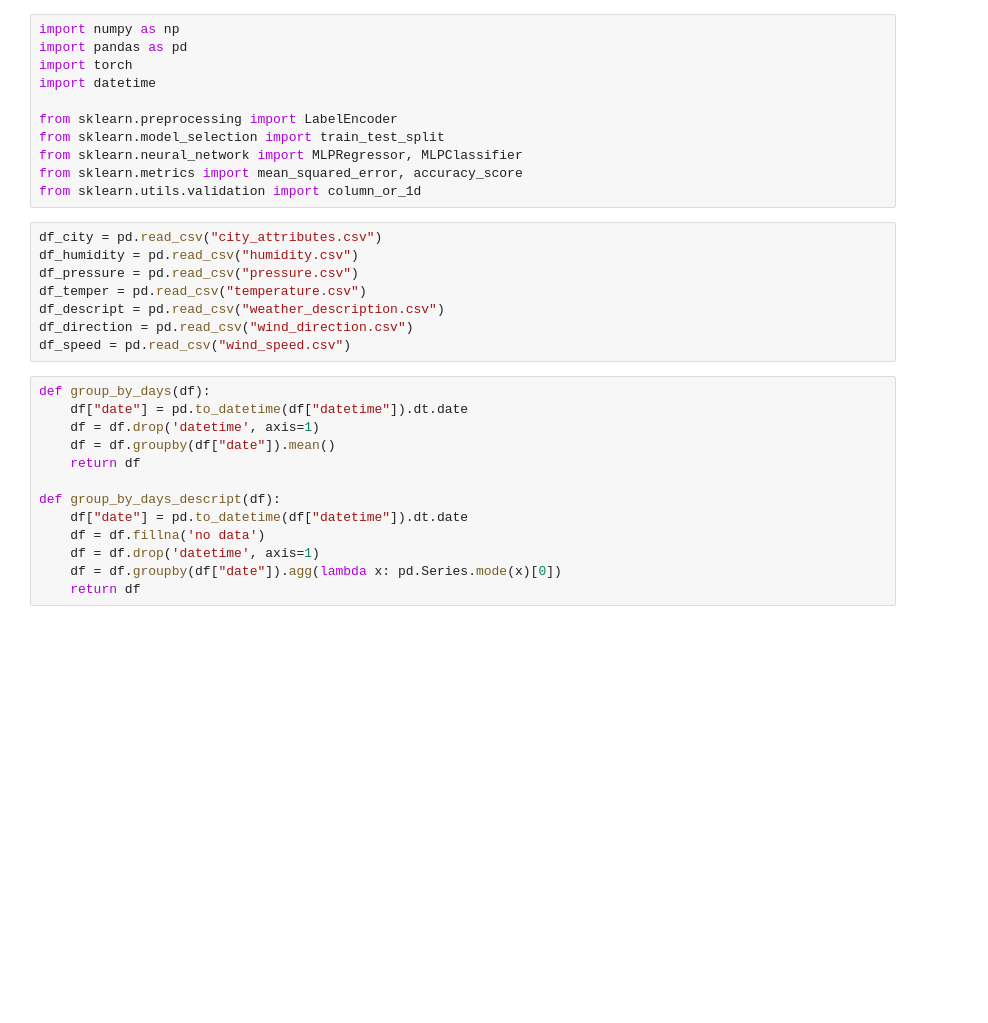
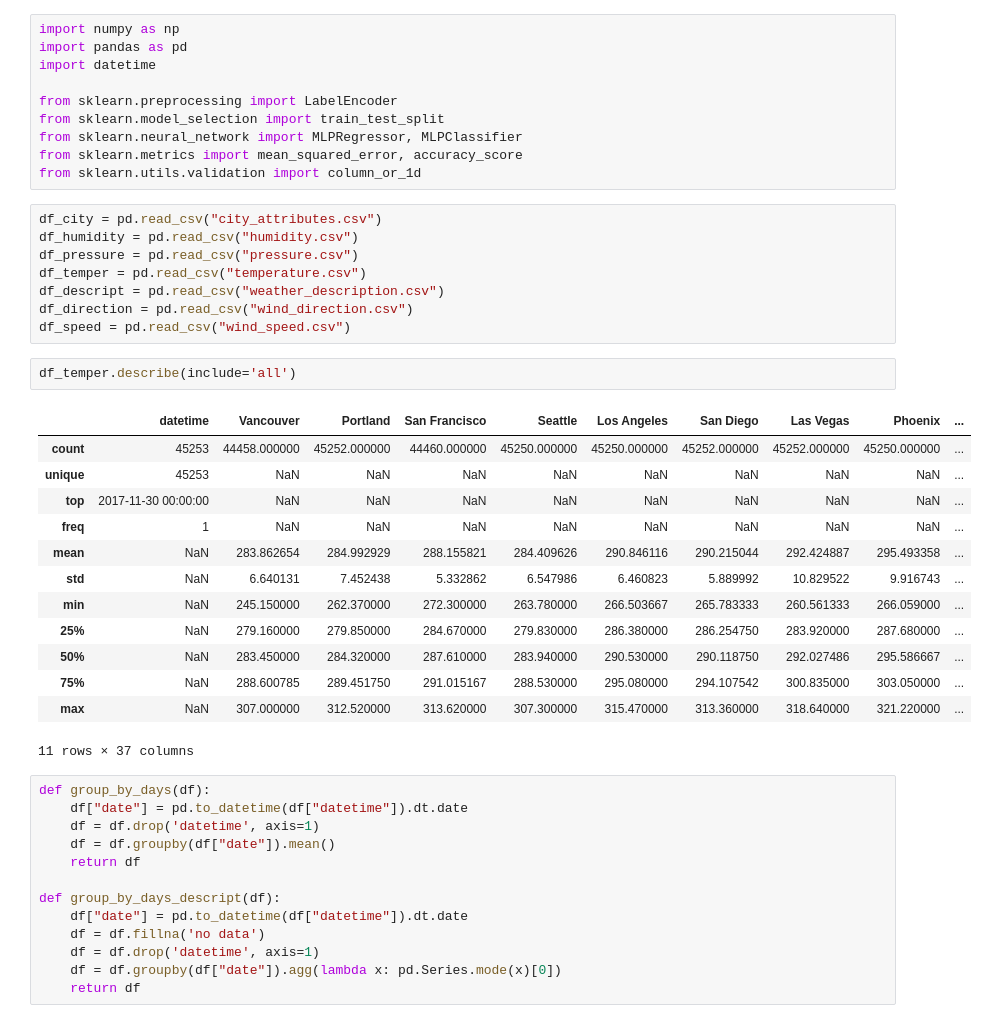
Before and after one commit to Bieslaw/NeuronProject, a Jupyter notebook: Projekt3.ipynb, the cells around one changed output. Cells and saved outputs as stored; diff of their text form; blank space fills up the shorter version.

```diff
--- a/Projekt3.ipynb
+++ b/Projekt3.ipynb
@@ -1,7 +1,6 @@
 # %%
 import numpy as np
 import pandas as pd
-import torch
 import datetime
 
 from sklearn.preprocessing import LabelEncoder
@@ -17,6 +16,22 @@ df_temper = pd.read_csv("temperature.csv")
 df_descript = pd.read_csv("weather_description.csv")
 df_direction = pd.read_csv("wind_direction.csv")
 df_speed = pd.read_csv("wind_speed.csv")
+# %%
+df_temper.describe(include='all')
+# %% [output]
+|  | datetime | Vancouver | Portland | San Francisco | Seattle | Los Angeles | San Diego | Las Vegas | Phoenix | ... |
+| count | 45253 | 44458.000000 | 45252.000000 | 44460.000000 | 45250.000000 | 45250.000000 | 45252.000000 | 45252.000000 | 45250.000000 | ... |
+| unique | 45253 | NaN | NaN | NaN | NaN | NaN | NaN | NaN | NaN | ... |
+| top | 2017-11-30 00:00:00 | NaN | NaN | NaN | NaN | NaN | NaN | NaN | NaN | ... |
+| freq | 1 | NaN | NaN | NaN | NaN | NaN | NaN | NaN | NaN | ... |
+| mean | NaN | 283.862654 | 284.992929 | 288.155821 | 284.409626 | 290.846116 | 290.215044 | 292.424887 | 295.493358 | ... |
+| std | NaN | 6.640131 | 7.452438 | 5.332862 | 6.547986 | 6.460823 | 5.889992 | 10.829522 | 9.916743 | ... |
+| min | NaN | 245.150000 | 262.370000 | 272.300000 | 263.780000 | 266.503667 | 265.783333 | 260.561333 | 266.059000 | ... |
+| 25% | NaN | 279.160000 | 279.850000 | 284.670000 | 279.830000 | 286.380000 | 286.254750 | 283.920000 | 287.680000 | ... |
+| 50% | NaN | 283.450000 | 284.320000 | 287.610000 | 283.940000 | 290.530000 | 290.118750 | 292.027486 | 295.586667 | ... |
+| 75% | NaN | 288.600785 | 289.451750 | 291.015167 | 288.530000 | 295.080000 | 294.107542 | 300.835000 | 303.050000 | ... |
+| max | NaN | 307.000000 | 312.520000 | 313.620000 | 307.300000 | 315.470000 | 313.360000 | 318.640000 | 321.220000 | ... |
+11 rows × 37 columns
 # %%
 def group_by_days(df):
     df["date"] = pd.to_datetime(df["datetime"]).dt.date
```
Also changed, not shown: parts of 15 cells of this notebook.
